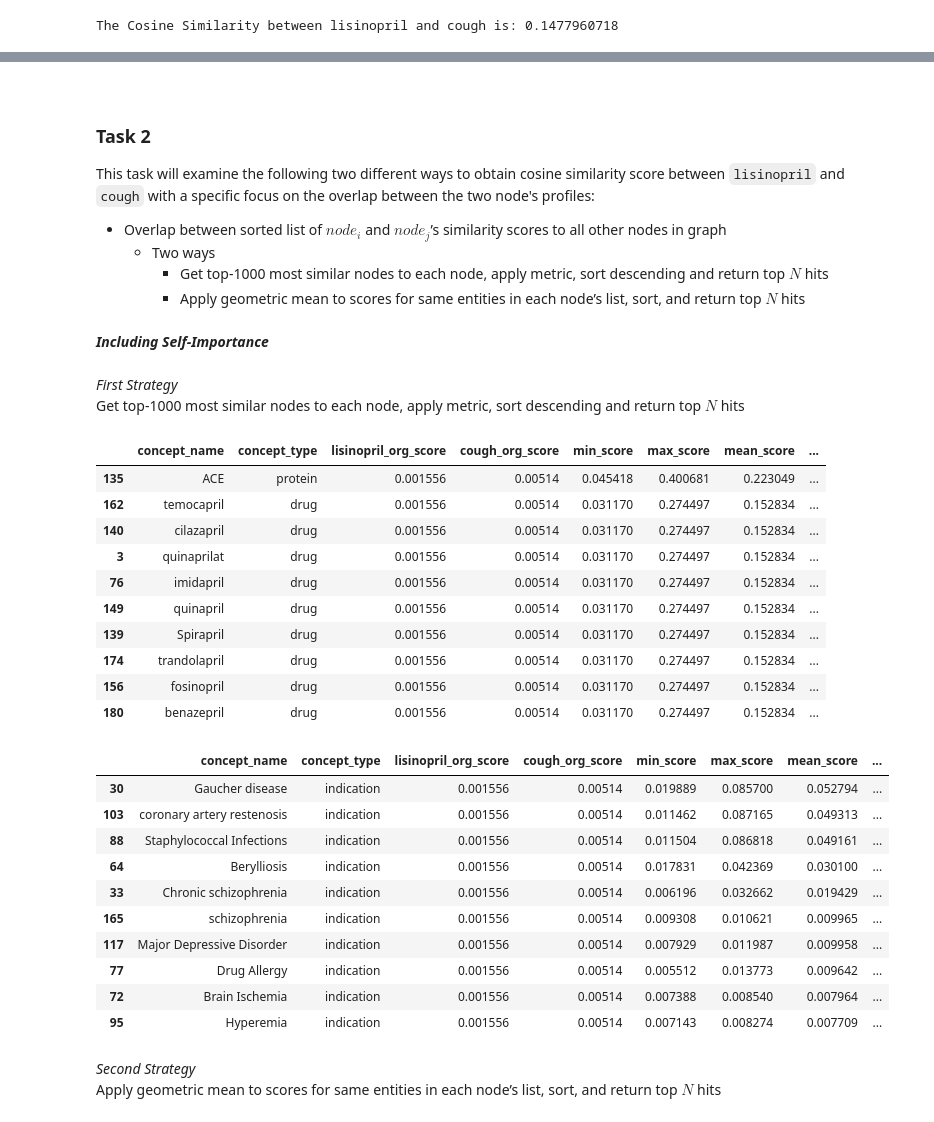
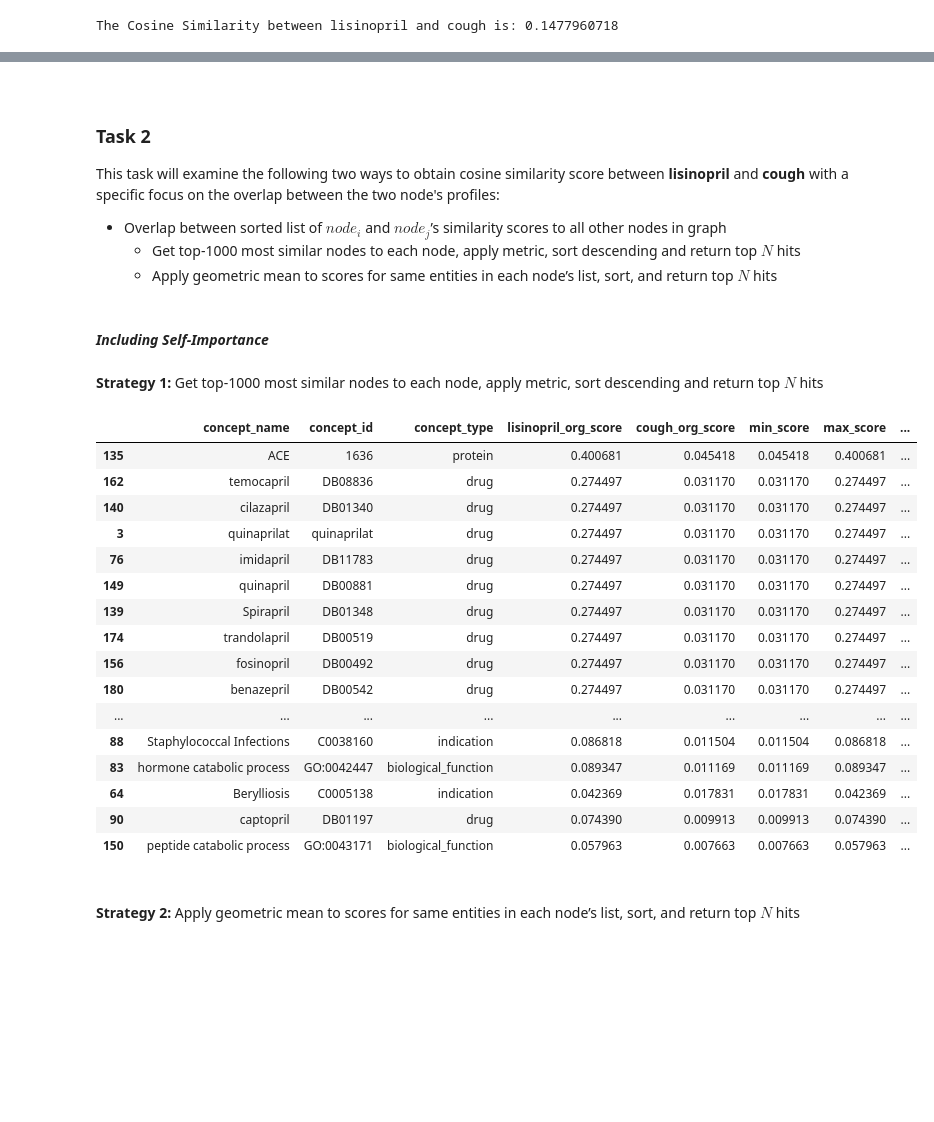
Before and after one commit to callahantiff/multiscale-interactome, a Jupyter notebook: experiments/experiment1.ipynb, the cells around one changed output, grey strips where cells are left out. Drawn from its saved outputs; the diff is of its cells as text; code cells hidden in the pictures; blank space fills up the shorter version.

```diff
--- a/experiments/experiment1.ipynb
+++ b/experiments/experiment1.ipynb
@@ -598,12 +1433,13 @@ Lisinopril had a position of 114 with score 0.14779607183713403 in Cough's sorte
 <br>
 
 ### Task 2  <a class="anchor" id="task2"></a>
-This task will examine the following two different ways to obtain cosine similarity score between `lisinopril` and `cough` with a specific focus on the overlap between the two node's profiles:
+This task will examine the following two ways to obtain cosine similarity score between **lisinopril** and **cough** with a specific focus on the overlap between the two node's profiles:
   - Overlap between sorted list of $node_i$ and $node_j$’s similarity scores to all other nodes in graph
-    - Two ways
       - Get top-1000 most similar nodes to each node, apply metric, sort descending and return top $N$ hits
       - Apply geometric mean to scores for same entities in each node’s list, sort, and return top $N$ hits
 # %% [markdown]
+<br>
+
 ***Including Self-Importance***
 # %%
 # get top-1000 most similar nodes for lisinopril and cough
@@ -611,8 +1447,7 @@ top_hits = 1000
 lis_top_1000_sim = sim_res_lis[0:top_hits + 1]
 cough_top_1000_sim = sim_res_cough[0:top_hits + 1]
 # %% [markdown]
-*First Strategy*
-Get top-1000 most similar nodes to each node, apply metric, sort descending and return top $N$ hits
+**Strategy 1:** Get top-1000 most similar nodes to each node, apply metric, sort descending and return top $N$ hits
 # %%
 # create a Pandas DataFrame that contains the overlapping results
 df_sim_overlap = get_overlapping_concepts(
@@ -624,42 +1459,30 @@ df_sim_overlap.to_csv('experiment1_similarity_overlap_selfimp_top1000.tsv', sep=
 # %%
 # sort by score
 var = 'geometric_mean_score'
 df_sim_overlap.sort_values(by=var, ascending=False, inplace=True)
-df_sim_overlap.head(n=10)
+df_sim_overlap.head(n=25)
 # %% [output]
-|  | concept_name | concept_type | lisinopril_org_score | cough_org_score | min_score | max_score | mean_score | ... |
-| 135 | ACE | protein | 0.001556 | 0.00514 | 0.045418 | 0.400681 | 0.223049 | ... |
-| 162 | temocapril | drug | 0.001556 | 0.00514 | 0.031170 | 0.274497 | 0.152834 | ... |
-| 140 | cilazapril | drug | 0.001556 | 0.00514 | 0.031170 | 0.274497 | 0.152834 | ... |
-| 3 | quinaprilat | drug | 0.001556 | 0.00514 | 0.031170 | 0.274497 | 0.152834 | ... |
-| 76 | imidapril | drug | 0.001556 | 0.00514 | 0.031170 | 0.274497 | 0.152834 | ... |
-| 149 | quinapril | drug | 0.001556 | 0.00514 | 0.031170 | 0.274497 | 0.152834 | ... |
-| 139 | Spirapril | drug | 0.001556 | 0.00514 | 0.031170 | 0.274497 | 0.152834 | ... |
-| 174 | trandolapril | drug | 0.001556 | 0.00514 | 0.031170 | 0.274497 | 0.152834 | ... |
-| 156 | fosinopril | drug | 0.001556 | 0.00514 | 0.031170 | 0.274497 | 0.152834 | ... |
-| 180 | benazepril | drug | 0.001556 | 0.00514 | 0.031170 | 0.274497 | 0.152834 | ... |
+|  | concept_name | concept_id | concept_type | lisinopril_org_score | cough_org_score | min_score | max_score | ... |
+| 135 | ACE | 1636 | protein | 0.400681 | 0.045418 | 0.045418 | 0.400681 | ... |
+| 162 | temocapril | DB08836 | drug | 0.274497 | 0.031170 | 0.031170 | 0.274497 | ... |
+| 140 | cilazapril | DB01340 | drug | 0.274497 | 0.031170 | 0.031170 | 0.274497 | ... |
+| 3 | quinaprilat | quinaprilat | drug | 0.274497 | 0.031170 | 0.031170 | 0.274497 | ... |
+| 76 | imidapril | DB11783 | drug | 0.274497 | 0.031170 | 0.031170 | 0.274497 | ... |
+| 149 | quinapril | DB00881 | drug | 0.274497 | 0.031170 | 0.031170 | 0.274497 | ... |
+| 139 | Spirapril | DB01348 | drug | 0.274497 | 0.031170 | 0.031170 | 0.274497 | ... |
+| 174 | trandolapril | DB00519 | drug | 0.274497 | 0.031170 | 0.031170 | 0.274497 | ... |
+| 156 | fosinopril | DB00492 | drug | 0.274497 | 0.031170 | 0.031170 | 0.274497 | ... |
+| 180 | benazepril | DB00542 | drug | 0.274497 | 0.031170 | 0.031170 | 0.274497 | ... |
+| ... | ... | ... | ... | ... | ... | ... | ... | ... |
+| 88 | Staphylococcal Infections | C0038160 | indication | 0.086818 | 0.011504 | 0.011504 | 0.086818 | ... |
+| 83 | hormone catabolic process | GO:0042447 | biological_function | 0.089347 | 0.011169 | 0.011169 | 0.089347 | ... |
+| 64 | Berylliosis | C0005138 | indication | 0.042369 | 0.017831 | 0.017831 | 0.042369 | ... |
+| 90 | captopril | DB01197 | drug | 0.074390 | 0.009913 | 0.009913 | 0.074390 | ... |
+| 150 | peptide catabolic process | GO:0043171 | biological_function | 0.057963 | 0.007663 | 0.007663 | 0.057963 | ... |
-# %%
-# sorting by node type and score
-var = 'geometric_mean_score'
-var_type = 'indication'
-type_sorted = df_sim_overlap[df_sim_overlap['concept_type'] == var_type].copy()
-type_sorted.sort_values(by=var, ascending=False, inplace=True)
-type_sorted.head(n=10)
-# %% [output]
-|  | concept_name | concept_type | lisinopril_org_score | cough_org_score | min_score | max_score | mean_score | ... |
-| 30 | Gaucher disease | indication | 0.001556 | 0.00514 | 0.019889 | 0.085700 | 0.052794 | ... |
-| 103 | coronary artery restenosis | indication | 0.001556 | 0.00514 | 0.011462 | 0.087165 | 0.049313 | ... |
-| 88 | Staphylococcal Infections | indication | 0.001556 | 0.00514 | 0.011504 | 0.086818 | 0.049161 | ... |
-| 64 | Berylliosis | indication | 0.001556 | 0.00514 | 0.017831 | 0.042369 | 0.030100 | ... |
-| 33 | Chronic schizophrenia | indication | 0.001556 | 0.00514 | 0.006196 | 0.032662 | 0.019429 | ... |
-| 165 | schizophrenia | indication | 0.001556 | 0.00514 | 0.009308 | 0.010621 | 0.009965 | ... |
-| 117 | Major Depressive Disorder | indication | 0.001556 | 0.00514 | 0.007929 | 0.011987 | 0.009958 | ... |
-| 77 | Drug Allergy | indication | 0.001556 | 0.00514 | 0.005512 | 0.013773 | 0.009642 | ... |
-| 72 | Brain Ischemia | indication | 0.001556 | 0.00514 | 0.007388 | 0.008540 | 0.007964 | ... |
-| 95 | Hyperemia | indication | 0.001556 | 0.00514 | 0.007143 | 0.008274 | 0.007709 | ... |
 # %% [markdown]
-*Second Strategy*
-Apply geometric mean to scores for same entities in each node’s list, sort, and return top $N$ hits
+<br>
+
+**Strategy 2:** Apply geometric mean to scores for same entities in each node’s list, sort, and return top $N$ hits
 # %%
 # create a Pandas DataFrame that contains the overlapping results
 df_sim_overlap2 = get_overlapping_concepts(
```
Also changed, not shown: parts of 141 cells of this notebook.
